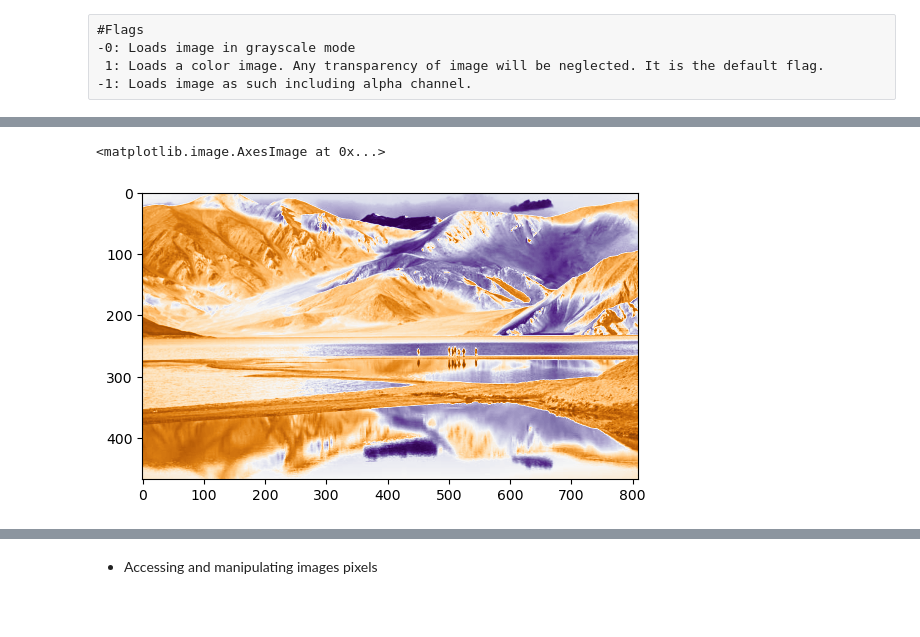
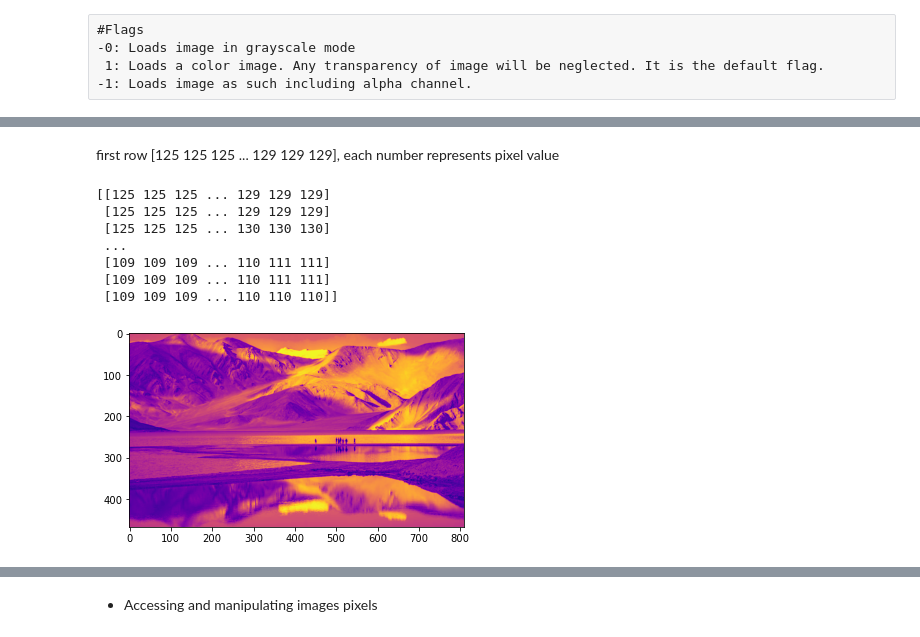
Before and after one commit to mdalimz/Tensorflow, a Jupyter notebook: OpenCV/0.Getting with Image.ipynb, the cells around one changed output, grey strips where cells are left out. Saved outputs shown, nothing was run; the diff lists cells and outputs as text; code cells hidden in the pictures; blank space fills up the shorter version.

```diff
--- a/OpenCV/0.Getting with Image.ipynb
+++ b/OpenCV/0.Getting with Image.ipynb
@@ -270,6 +149,15 @@ print(img)
+# %% [markdown]
+first row [125 125 125 ... 129 129 129], each number represents pixel value
 # %%
-img=cv2.imread("D:\opencvimage\image.jpg", 0)
-plt.imshow(img, cmap="PuOr")
+img=cv2.imread("E:\Programming\opencv\opencv_bootcamp_assets_NB1\image.jpg",0)
+plt.imshow(img, cmap="plasma")
+print(img)
 # %% [output]
-<matplotlib.image.AxesImage at 0x...>
+[[125 125 125 ... 129 129 129]
+ [125 125 125 ... 129 129 129]
+ [125 125 125 ... 130 130 130]
+ ...
+ [109 109 109 ... 110 111 111]
+ [109 109 109 ... 110 111 111]
+ [109 109 109 ... 110 110 110]]
-[figure, old version]
+[figure, new version]
```
Also changed, not shown: parts of 32 cells of this notebook, 2 other files.
